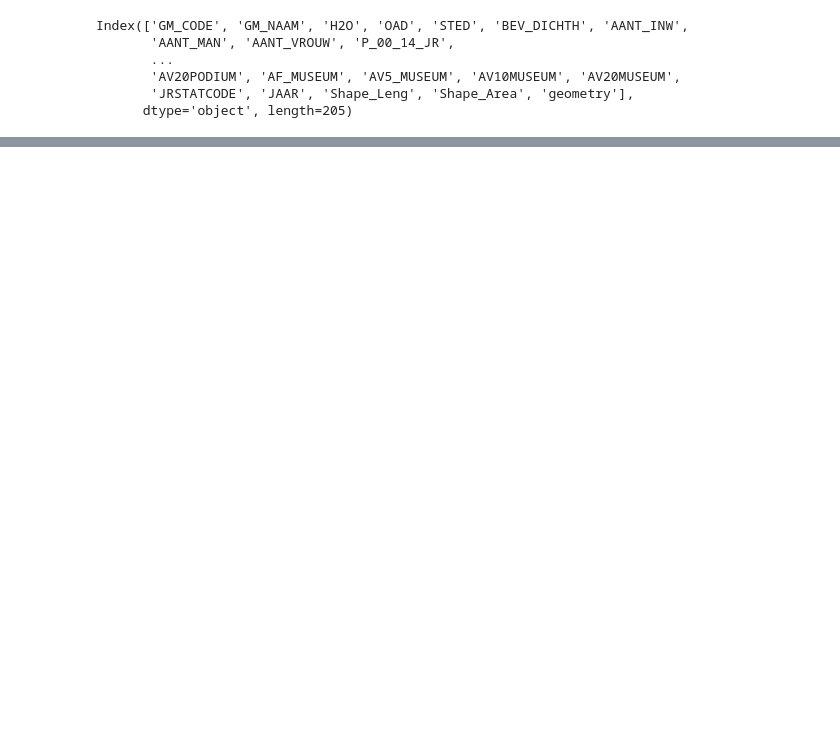
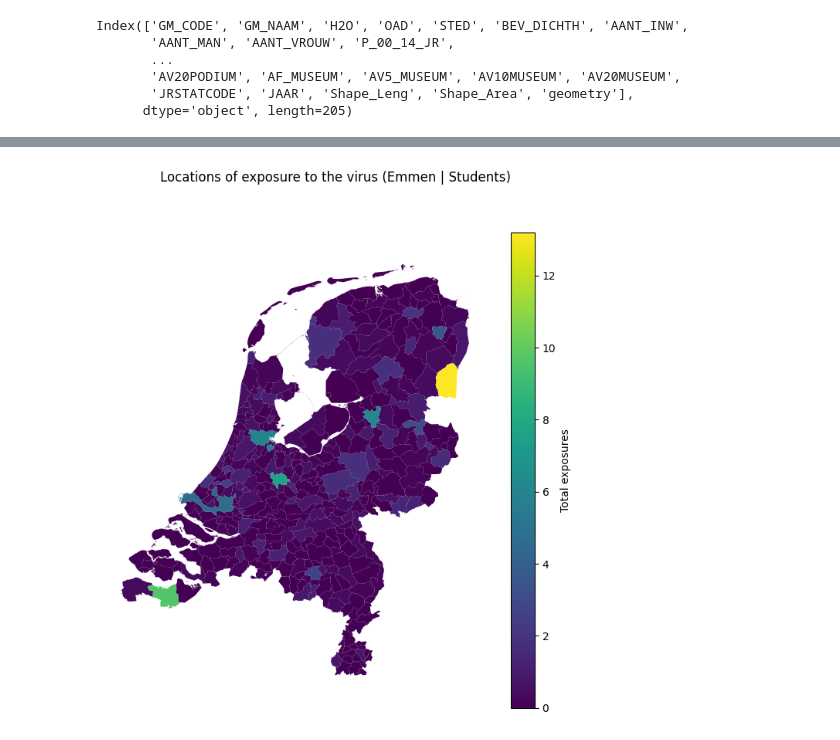
Before and after one commit to larsdekwant/covid-gravity-model, a Jupyter notebook: riskmap.ipynb, the cells around one changed output, grey strips where cells are left out. Saved outputs shown, nothing was run; the diff lists cells and outputs as text; code cells hidden in the pictures; blank space fills up the shorter version.

```diff
--- a/riskmap.ipynb
+++ b/riskmap.ipynb
@@ -480,12 +480,3 @@ create_spatial_plot(risk_data, 'Risk map of the Netherlands for Students', 'Tota
-# %%
-import os
-
-path = os.getcwd() + '/cluster/results/3/High/Seed_13/'
-
-missing_dirs = []
-for run in range(380):
-    if not os.path.isdir(path + f'Runs_ref_4.6_100_5_risk{run}_3'):
-        print(f'Run: {run} | Job: {int(run/16)}')
 # %%
 df_mobmat_freq = pd.read_csv('Data/Mob_grav_freq.csv', delimiter=',')
 mobmat_freq = df_mobmat_freq[df_mobmat_freq.columns[1:]].to_numpy()
@@ -520,0 +495,70 @@ create_spatial_plot(mobility_map, 'Map of total mobility per inhabitant in the n
+# %%
+import numpy as np
+import pandas as pd
+import os
+
+def load_infection_location(path_data, loc, group, run):
+    # Load general model data
+    peopleDF = pd.read_pickle(path_data + 'PeopleDF.pkl')
+    extraPeopleDF = pd.read_pickle(path_data + 'ExtraPeopleDF.pkl')
+
+    positions = np.load(path_data + 'Positions.npy')
+    extraPositions = np.load(path_data + 'ExtraPositions.npy')
+
+    status = np.load(path_data + 'Runs_ref_4.6_100_5_risk' + str(loc) + '_' + str(group) + '/Status_' + str(run) + '.npz')
+    uniLocs = np.array(pd.read_pickle(os.path.normpath(path_data + '../../../Gemeenten.pkl'))).T[0]
+    uniGroups = np.unique(np.array(extraPeopleDF.Group))
+
+    extra_agents = extraPeopleDF.loc[(extraPeopleDF['Home'] == uniLocs[loc]) & (extraPeopleDF['Group'] == uniGroups[group])]
+    extra_pos = extraPositions[:, :, extra_agents.index]
+
+    peopleDF = pd.concat([peopleDF, extra_agents], ignore_index=True)
+    positions = np.append(positions, extra_pos, axis=2)
+
+    # Load model output data
+    timesteps = status['indptr'].shape[0] - 1
+    data = status['data']
+    indptr = status['indptr']
+    indices = status['indices']
+
+    # Compute for every timestep how many infected people there are in every municipality
+    prev_exposed = set()
+    infected_per_municipality = np.zeros((timesteps, 380))
+    for t in range(0, timesteps):
+        infected_per_municipality[t] = infected_per_municipality[t - 1]
+        data_t = data[indptr[t] : indptr[t + 1]]
+        agents_status_t = indices[indptr[t] : indptr[t + 1]]
+
+        exposed_agents = agents_status_t[(data_t == 1)]
+        new_exposed = set(exposed_agents).difference(prev_exposed)
+        prev_exposed = exposed_agents
+
+        day = np.mod(int(np.floor(t/24)), 7)
+        hour = np.mod(t, 24)
+        positions_of_exposure = positions[day, hour, np.array(list(new_exposed), dtype=int)].astype(int)
+        infected_per_municipality[t, positions_of_exposure] += 1
+
+    return infected_per_municipality
+
+path = os.getcwd() + '/cluster/results/3/High/'
+
+t_max = 21 * 24
+infect_map = np.zeros((380,380))
+for loc in [100]:
+    print(loc)
+    seed_data = []
+    for seed in range(5):
+        for run in range(5):
+            data = load_infection_location(path + f'Seed_{seed}/', loc, 3, run)
+        seed_data.append(data[t_max - 1])
+    infect_map[loc] = combine_runs_avg(seed_data, 0)
+
+#np.save(path + 'Exposure_Locations', infect_map)
+
+
+full_map = np.zeros(380)
+for loc in range(380):
+    full_map += infect_map[loc]
+
+create_spatial_plot(full_map, 'Locations of exposure to the virus (Emmen | Students)', 'Total exposures')
+# %% [output]
@@ -520,0 +566 @@ create_spatial_plot(mobility_map, 'Map of total mobility per inhabitant in the n
+[figure, added]
```
Also changed, not shown: parts of 7 cells of this notebook, 26 other files.
